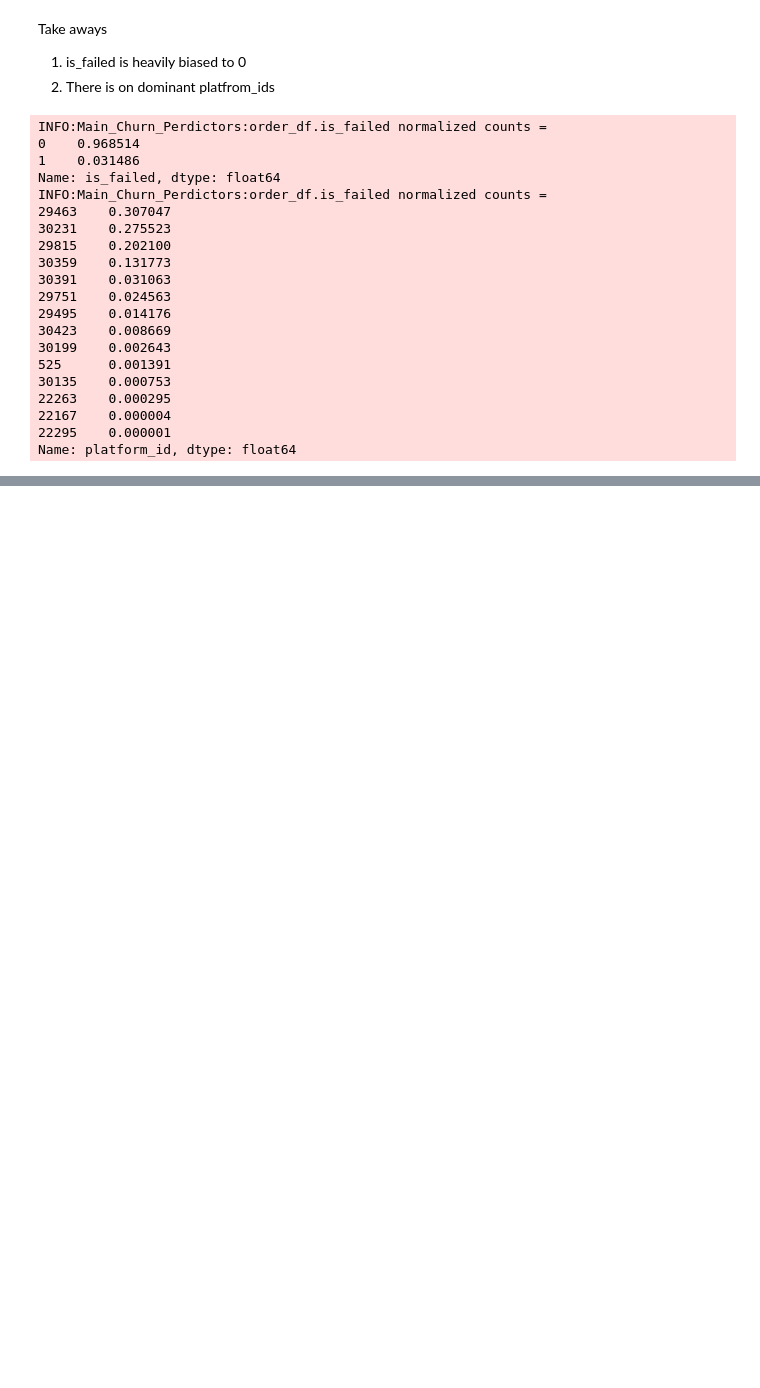
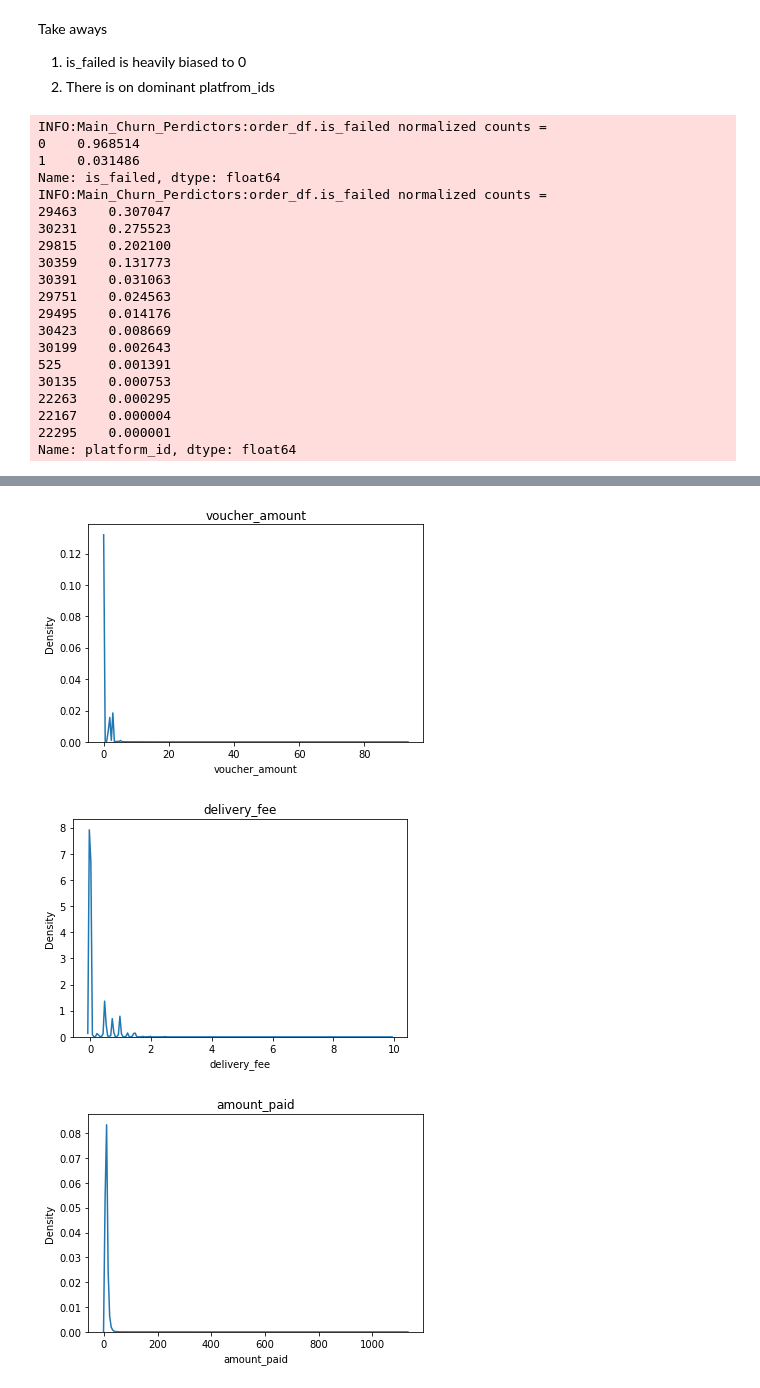
Before and after one commit to mbaddar1/task012021, a Jupyter notebook: nb/Churn-Prediction.ipynb, the cells around one changed output, grey strips where cells are left out. Drawn from its saved outputs; the diff is of its cells as text; code cells hidden in the pictures; blank space fills up the shorter version.

```diff
--- a/nb/Churn-Prediction.ipynb
+++ b/nb/Churn-Prediction.ipynb
@@ -92,5 +80,13 @@ INFO:Main_Churn_Perdictors:order_df.is_failed normalized counts =
 22295    0.000001
 Name: platform_id, dtype: float64
 # %%
+# KDE to plot continous variables
 # function to plot given columns
-def eda(df,columns):
+# focus only on continous variables, as discreate have been analyzed via hist function
+def kde_batch_numeric(df,columns):
+    for col in columns:
+        if isinstance(df[col][0],(float,int)):
+            kdeplot(df[col]).set_title(col)
+            plt.show()
+        else:
+            raise ValueError(f'Column {col} is not float or int')
@@ -98,0 +93,6 @@ SyntaxError: unexpected EOF while parsing (<ipython-input-6-7538927f3375>, line
+# %%
+kde_batch_numeric(df=orders_df,columns=['voucher_amount','delivery_fee','amount_paid'])
+# %% [output]
+[figure, added]
+[figure, added]
+[figure, added]
```
Also changed, not shown: parts of 6 cells of this notebook.
